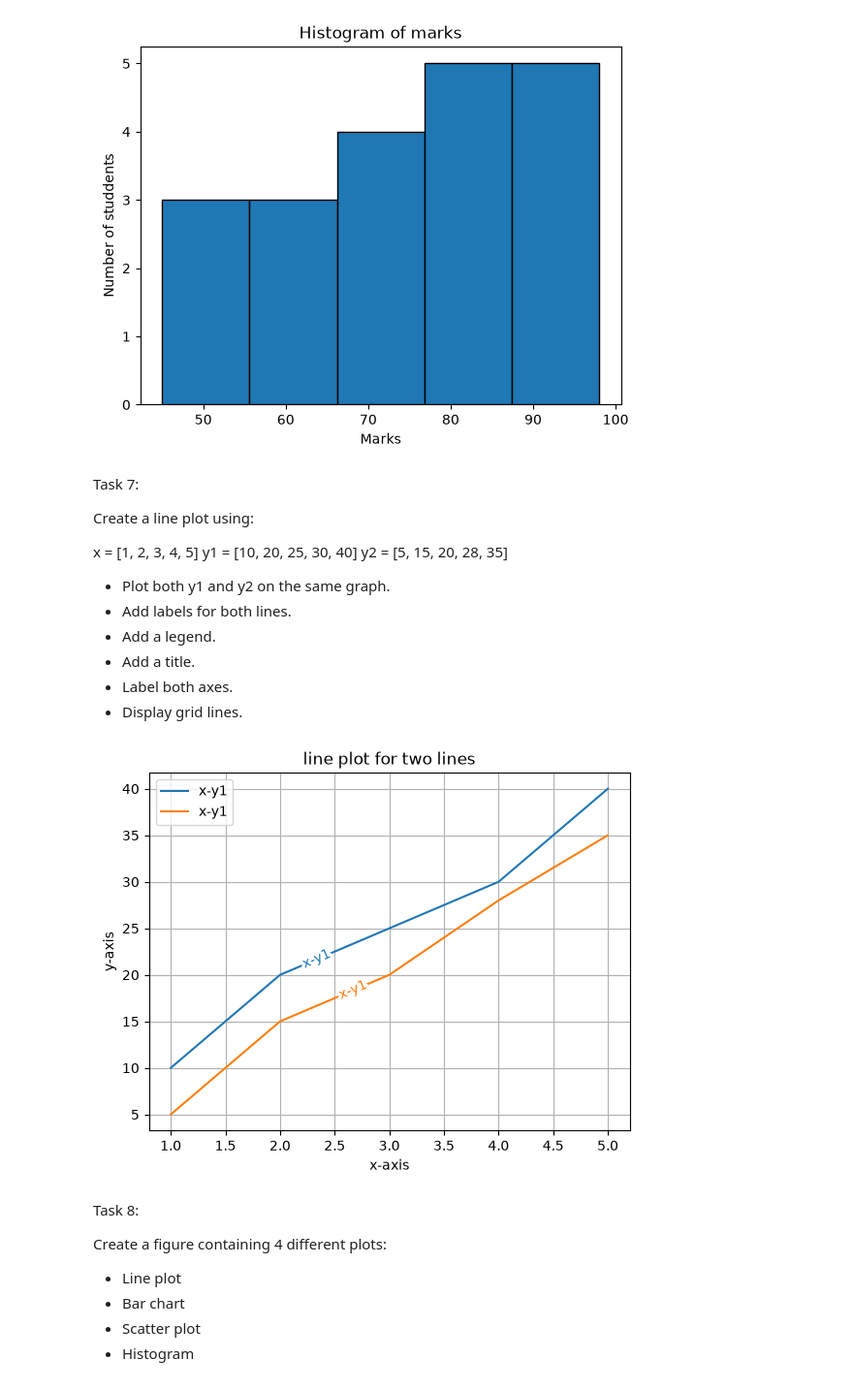
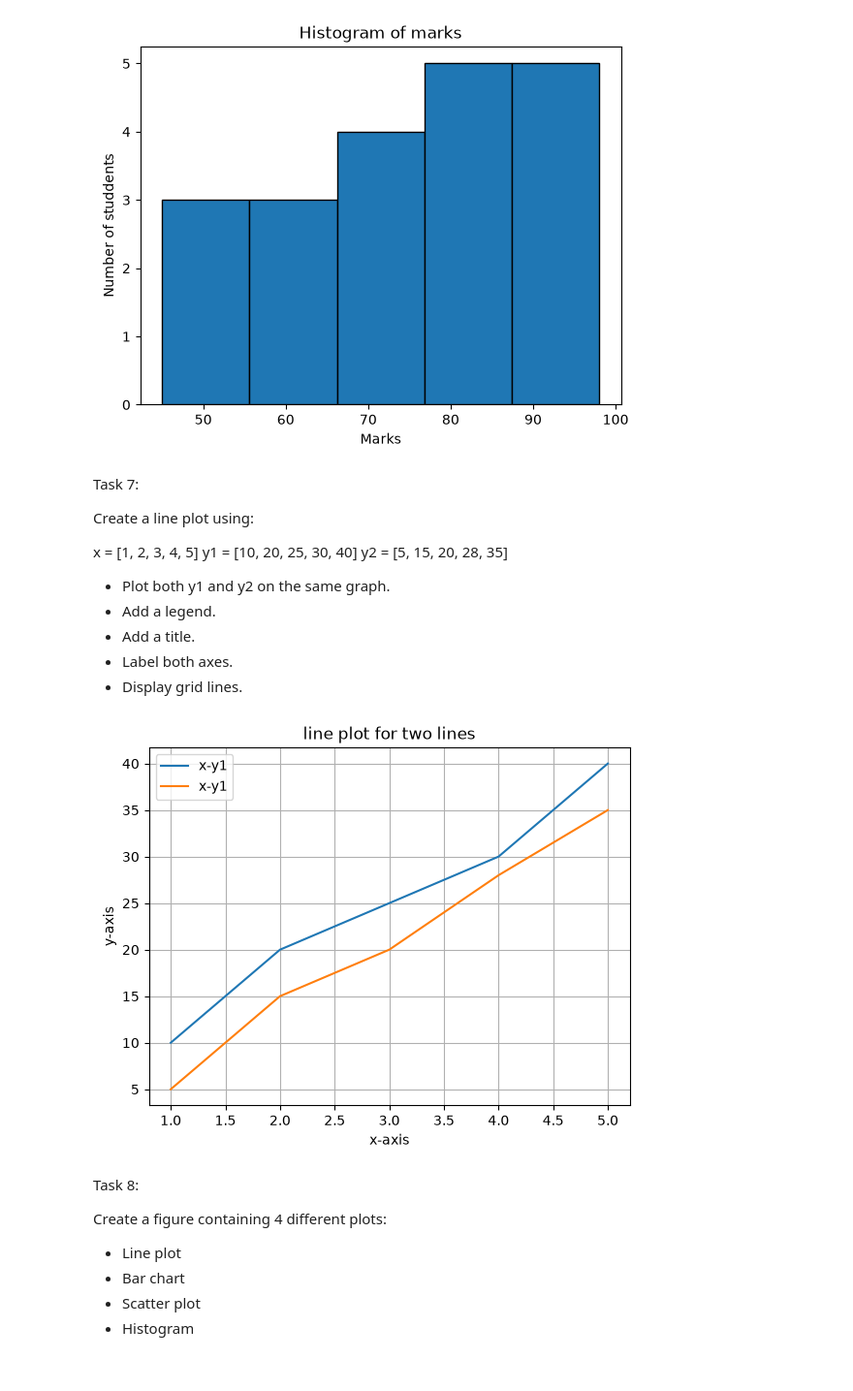
Before and after one commit to DipeshGhimire33/Data-Science-and-Machine-learning, a Jupyter notebook: Day_wise_learning/Day_27/matplt_use.ipynb, the cells around one changed output. Shown at 97% size. Saved outputs shown, nothing was run; the diff lists cells and outputs as text; code cells hidden in the pictures.

Commit message:
Basics of Data visualization

```diff
--- a/Day_wise_learning/Day_27/matplt_use.ipynb
+++ b/Day_wise_learning/Day_27/matplt_use.ipynb
@@ -138,7 +137,6 @@ x = [1, 2, 3, 4, 5]
 y1 = [10, 20, 25, 30, 40]
 y2 = [5, 15, 20, 28, 35]
 * Plot both y1 and y2 on the same graph.
-* Add labels for both lines.
 * Add a legend.
 * Add a title.
 * Label both axes.
@@ -146,22 +144,21 @@ y2 = [5, 15, 20, 28, 35]
 # %%
 x = [1, 2, 3, 4, 5]
 y1 = [10, 20, 25, 30, 40]
 y2 = [5, 15, 20, 28, 35]
 
 
 plt.grid()
 plt.xlabel("x-axis")
 plt.ylabel("y-axis")
 plt.title("line plot for two lines")
 
 plt.plot(x,y1, label = "x-y1")
 plt.plot(x,y2, label = "x-y1")
 plt.legend()
-labelLines(plt.gca().get_lines(), align=True, xvals=(2.0, 3.0))
 
 plt.show()
 # %% [output]
-[figure, old version]
+[figure, new version]
 # %% [markdown]
 Task 8:
 
```
Also changed, not shown: parts of 10 cells of this notebook.
